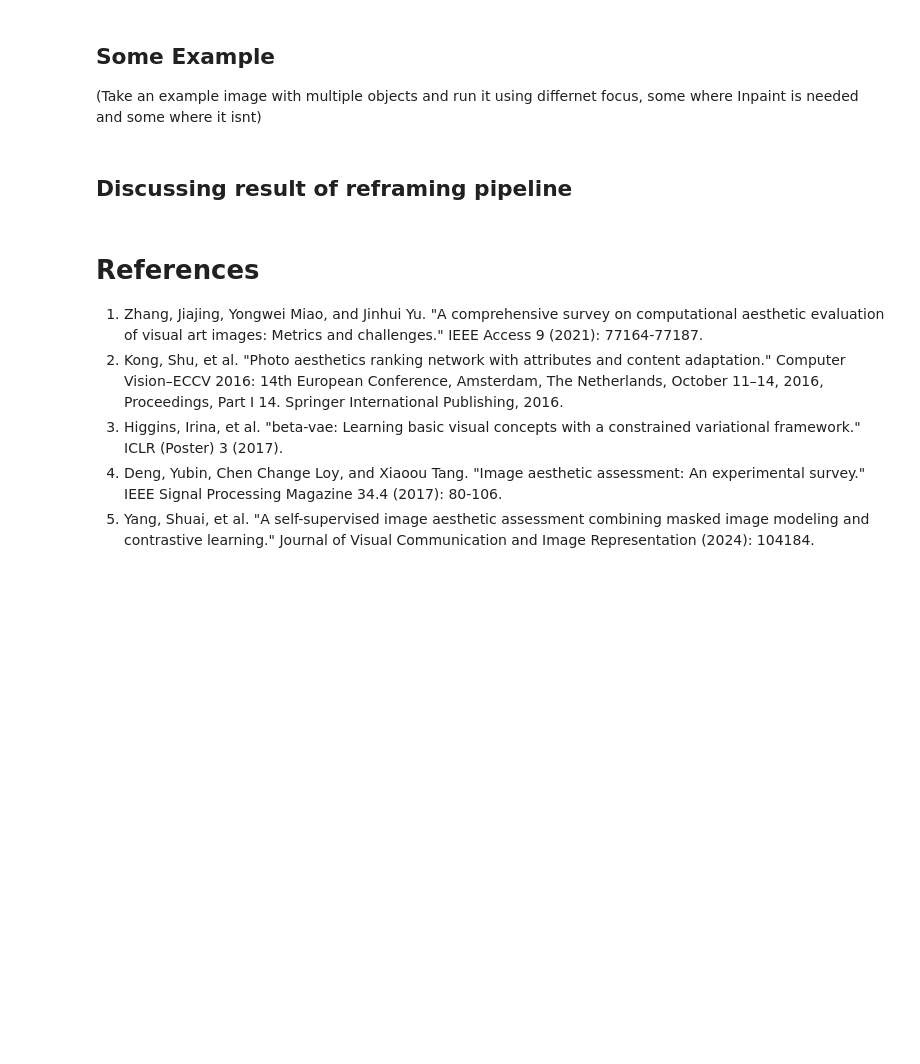
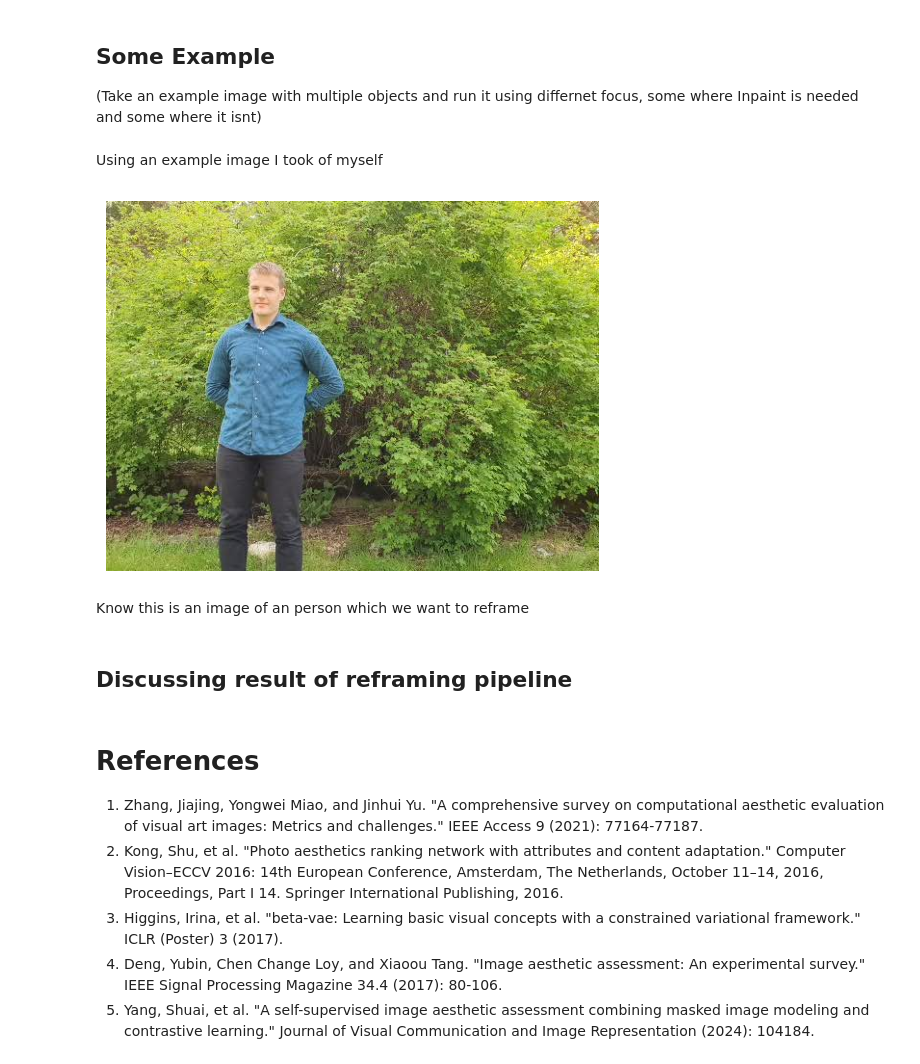
Before and after one commit to eloMG/gen-ai-photography, a Jupyter notebook: report.ipynb, the cells around one changed output. Saved outputs shown, nothing was run; the diff lists cells and outputs as text; code cells hidden in the pictures; blank space fills up the shorter version.

Commit message:
Added example image of myself

```diff
--- a/report.ipynb
+++ b/report.ipynb
@@ -375,3 +376,18 @@ Example_image_path ="Fill in the path to the image you want to use"
+# %% [markdown]
+Using an example image I took of myself
+# %%
+#Set the path to the image
+Example_image_path ="Example_images\Example_person.png"
+
+Example_image = np.array(Image.open(Example_image_path))
+
+plt.imshow(Example_image)
+plt.axis('off')
+plt.show()
+# %% [output]
+[figure, added]
+# %% [markdown]
+Know this is an image of an person which we want to reframe
 # %% [markdown]
 ## Discussing result of reframing pipeline
 # %% [markdown]
```
Also changed, not shown: parts of 2 cells of this notebook, 1 other file.
